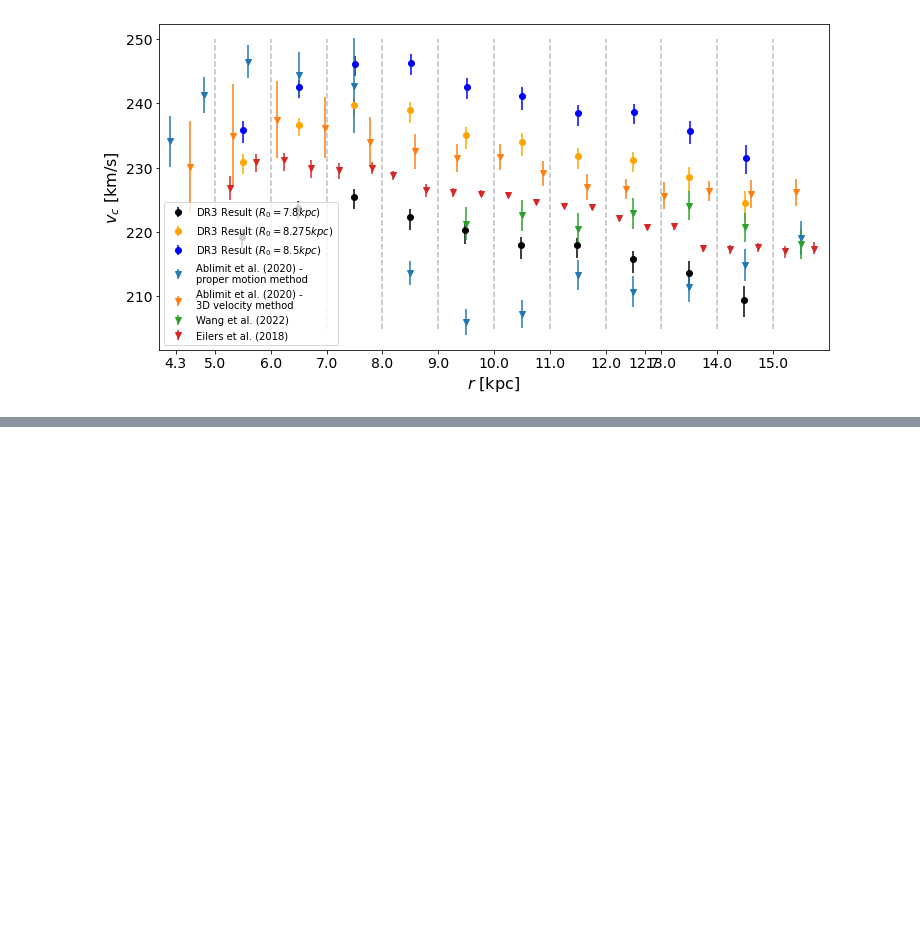
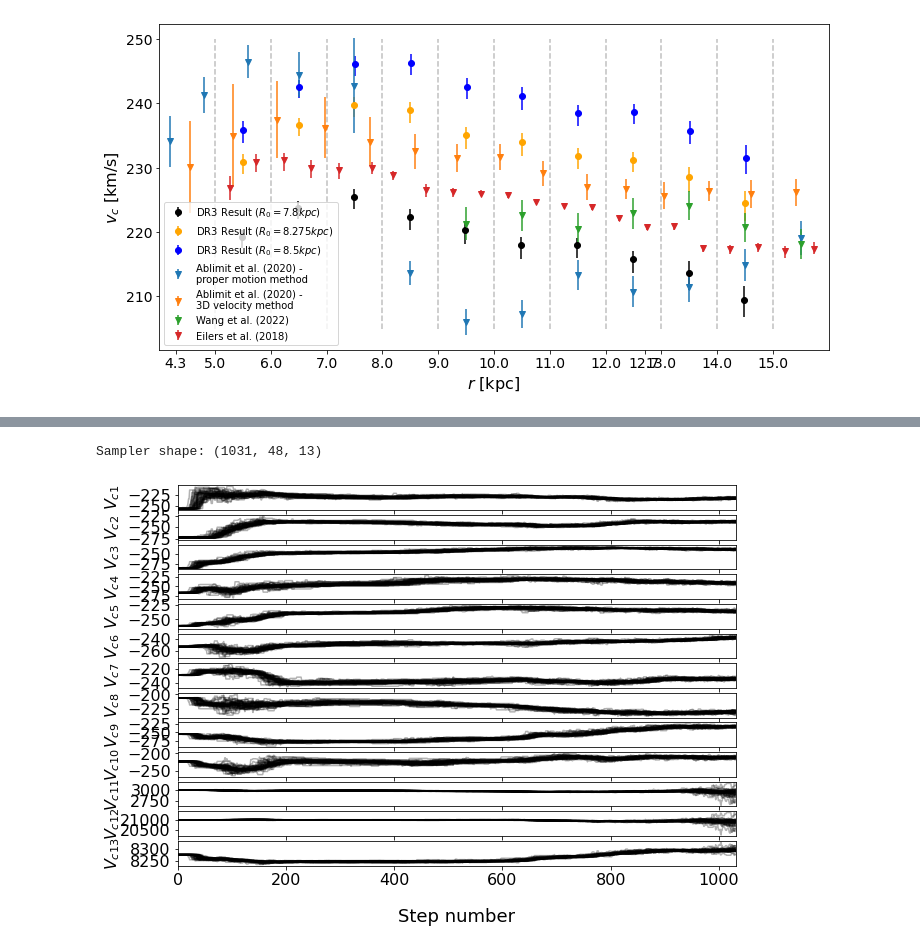
Before and after one commit to HEP-KBFI/gaia-tools, a Jupyter notebook: jupyter-notebook/Rotation_Curves_DR3.ipynb, the cells around one changed output, grey strips where cells are left out. Cells and saved outputs as stored; diff of their text form; code cells hidden in the pictures; blank space fills up the shorter version.

```diff
--- a/jupyter-notebook/Rotation_Curves_DR3.ipynb
+++ b/jupyter-notebook/Rotation_Curves_DR3.ipynb
@@ -235,0 +273,5 @@ R, v_c, sig-, sig+
+# %%
+plot_walkers(samplers[0], 0)
+# %% [output]
+Sampler shape: (1031, 48, 13)
+[figure, added]
```
Also changed, not shown: parts of 4 cells of this notebook, 3 other files.
